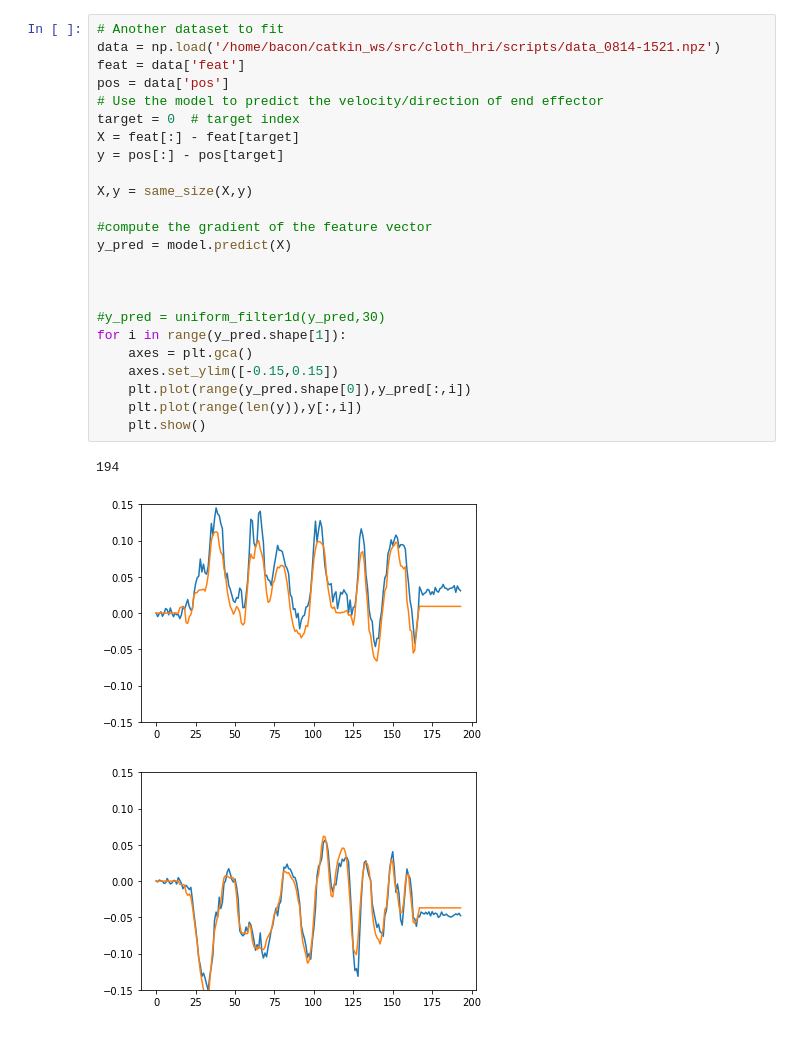
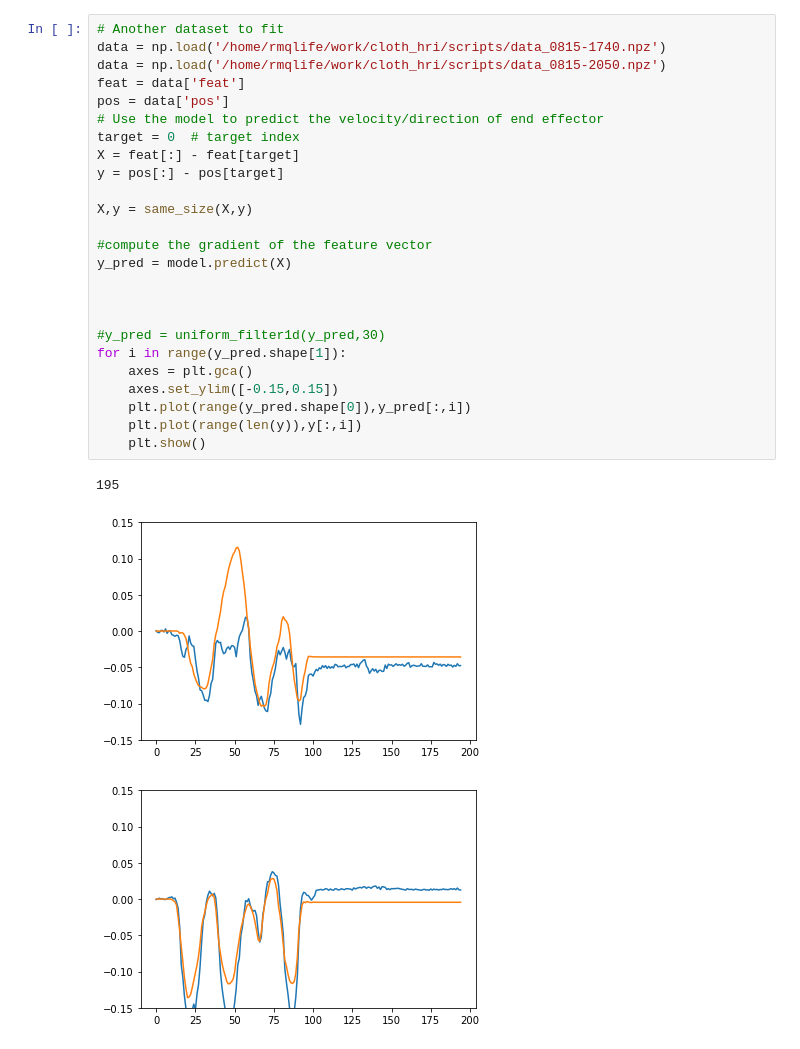
Before and after one commit to rmqlife/deformable, a Jupyter notebook: regression_random_train.ipynb, the cells around one changed output. Saved outputs shown, nothing was run; the diff lists cells and outputs as text.

```diff
--- a/regression_random_train.ipynb
+++ b/regression_random_train.ipynb
@@ -63,28 +95,29 @@ data shape (207, 6) (207, 384)
 # %%
 # Another dataset to fit
-data = np.load('/home/bacon/catkin_ws/src/cloth_hri/scripts/data_0814-1521.npz')
+data = np.load('/home/rmqlife/work/cloth_hri/scripts/data_0815-1740.npz')
+data = np.load('/home/rmqlife/work/cloth_hri/scripts/data_0815-2050.npz')
 feat = data['feat']
 pos = data['pos']
 # Use the model to predict the velocity/direction of end effector
 target = 0  # target index
 X = feat[:] - feat[target]
 y = pos[:] - pos[target]
 
 X,y = same_size(X,y)
 
 #compute the gradient of the feature vector
 y_pred = model.predict(X)
 
 
 
 #y_pred = uniform_filter1d(y_pred,30)
 for i in range(y_pred.shape[1]):
     axes = plt.gca()
     axes.set_ylim([-0.15,0.15])
     plt.plot(range(y_pred.shape[0]),y_pred[:,i])
     plt.plot(range(len(y)),y[:,i])
     plt.show()
 # %% [output]
-194
+195
-[figure, old version]
+[figure, new version]
-[figure, old version]
+[figure, new version]
```
Also changed, not shown: parts of 2 cells of this notebook, 3 other files.
